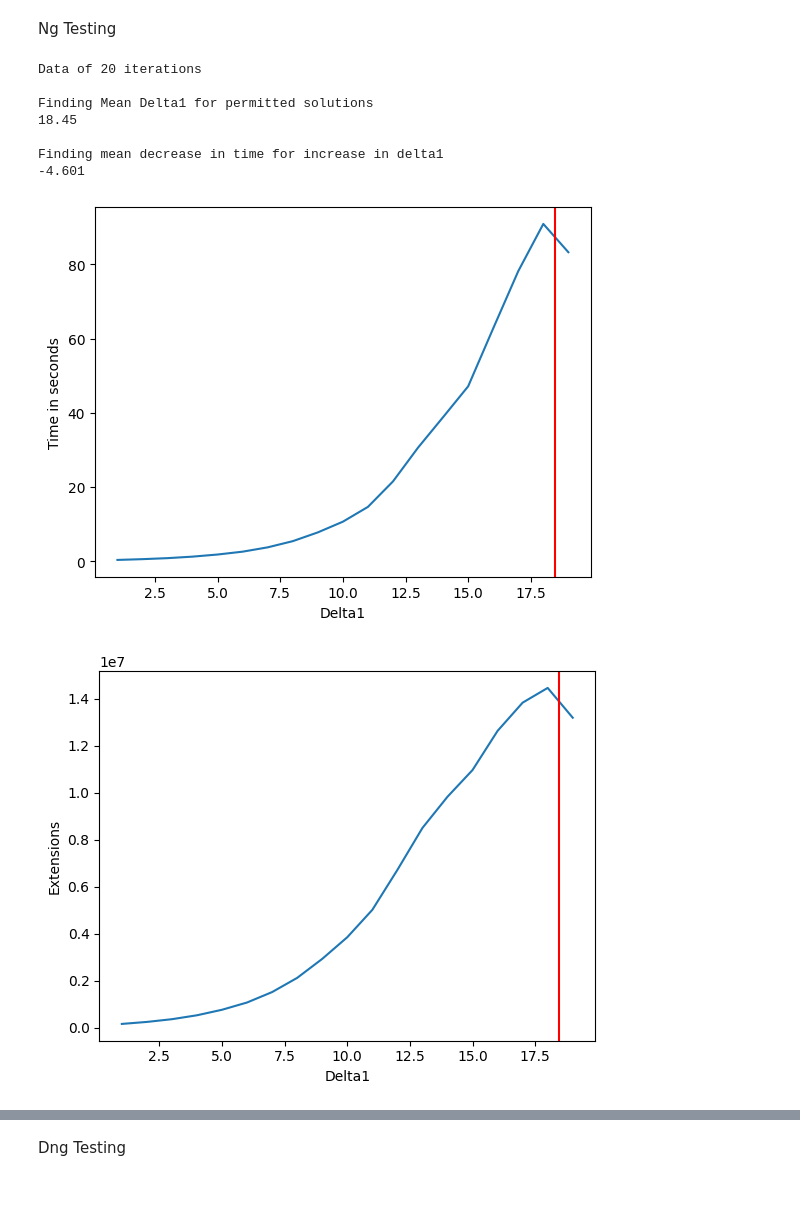
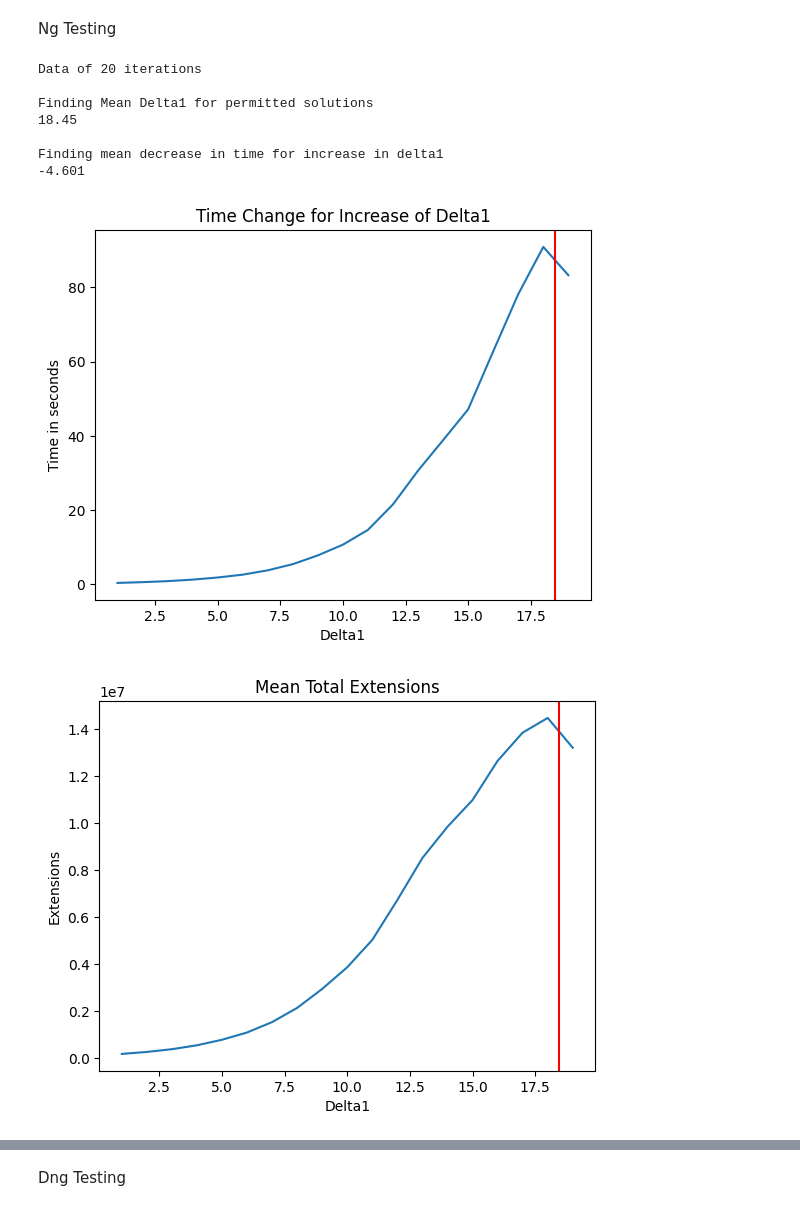
Before and after one commit to BrainDamage22/masters_thesis, a Jupyter notebook: master_thesis.ipynb, the cells around one changed output, grey strips where cells are left out. Cells and saved outputs as stored; diff of their text form; code cells hidden in the pictures.

```diff
--- a/master_thesis.ipynb
+++ b/master_thesis.ipynb
@@ -17,2 +18,4 @@ path = '/Users/lukas/Documents/Master Thesis/'
+# %%
+path = 'YOUR OUTPUT PATH HERE'
 # %%
 # Choose what the notebook should do
@@ -37,7 +39,7 @@ delta1 = 11
 delta2 = 14
 # %%
 # Testing Parameters:
-iterations_ng = 1
+iterations_ng = 10
 iterations_dng = 1
 # %%
 if os.path.isdir(path + "export"):
@@ -115,12 +109,12 @@ Ng Testing
 # %%
 # Conducting Test of Delta1 values for the Ng-Route Relaxation with the before set hyperparameters
 if conduct_ng_testing:
-    # test_delta1_for_ng_routing(path, amount, range_x, range_y, starting_node, iterations_ng, False)
+    test_delta1_for_ng_routing(path, amount, range_x, range_y, starting_node, iterations_ng, False)
     ng_test_data = read_ng_test_data(path)
 
     delta1_array = []
     for i in range(len(ng_test_data[0])):
-        delta1_array.append(i+1)
+        delta1_array.append(i + 1)
 
     elementary_delta1 = []
     for result_list in ng_test_data:
@@ -131,8 +125,8 @@ if conduct_ng_testing:
 
     time_difference = []
     for result_list in ng_test_data:
-        for i in range(0, len(result_list)-1):
-            time_difference.append(result_list[i].time - result_list[i+1].time)
+        for i in range(0, len(result_list) - 1):
+            time_difference.append(result_list[i].time - result_list[i + 1].time)
 
     time_per_delta1 = []
     cost_per_delta1 = []
@@ -209,75 +203,100 @@ if conduct_ng_testing:
     print()
 
     plt.figure(1)
-    #plt.title("Time Change for Increase of Delta1")
+    plt.title("Time Change for Increase of Delta1")
     plt.plot(delta1_array, mean_time_per_delta1)
     plt.ylabel('Time in seconds')
     plt.xlabel('Delta1')
-    plt.axvline(x = round(mean(elementary_delta1), 3), color = 'r')
+    plt.axvline(x=round(mean(elementary_delta1), 3), color='r')
     plt.show()
 
     plt.figure(2)
-    #plt.title("Mean Total Extensions")
+    plt.title("Mean Total Extensions")
     plt.plot(delta1_array, mean_ext_per_delta1)
     plt.ylabel('Extensions')
     plt.xlabel('Delta1')
-    plt.axvline(x = round(mean(elementary_delta1), 3), color = 'r')
+    plt.axvline(x=round(mean(elementary_delta1), 3), color='r')
     plt.show()
 
     plt.figure(3)
-    #plt.title("Mean Followed Extensions")
+    plt.title("Mean Followed Extensions")
     plt.plot(delta1_array, mean_followed_ext_per_delta1)
     plt.ylabel('Followed Extensions')
     plt.xlabel('Delta1')
-    plt.axvline(x = round(mean(elementary_delta1), 3), color = 'r')
+    plt.axvline(x=round(mean(elementary_delta1), 3), color='r')
     plt.show()
 
     plt.figure(4)
-    #plt.title("Blocked Mean Out of Bounds Extensions")
+    plt.title("Blocked Mean Out of Bounds Extensions")
     plt.plot(delta1_array, mean_oob_ext_per_delta1)
     plt.ylabel('Blocked Extensions')
     plt.xlabel('Delta1')
-    plt.axvline(x = round(mean(elementary_delta1), 3), color = 'r')
+    plt.axvline(x=round(mean(elementary_delta1), 3), color='r')
     plt.show()
 
     plt.figure(5)
-    #plt.title("Mean Upper Bound Blocked Extensions")
+    plt.title("Mean Upper Bound Blocked Extensions")
     plt.plot(delta1_array, mean_ub_ext_per_delta1)
     plt.ylabel('Blocked Extensions')
     plt.xlabel('Delta1')
-    plt.axvline(x = round(mean(elementary_delta1), 3), color = 'r')
+    plt.axvline(x=round(mean(elementary_delta1), 3), color='r')
     plt.show()
 
     plt.figure(6)
-    #plt.title("Mean Look Up Table Blocked Extensions")
+    plt.title("Mean Look Up Table Blocked Extensions")
     plt.plot(delta1_array, mean_lut_ext_per_delta1)
     plt.ylabel('Blocked Extensions')
     plt.xlabel('Delta1')
-    plt.axvline(x = round(mean(elementary_delta1), 3), color = 'r')
+    plt.axvline(x=round(mean(elementary_delta1), 3), color='r')
     plt.show()
 
     plt.figure(6)
-    #plt.title("Mean Look Up Table Updated Extensions")
+    plt.title("Mean Look Up Table Updated Extensions")
     plt.plot(delta1_array, mean_lut_up_per_delta1)
     plt.ylabel('Updated Extensions')
     plt.xlabel('Delta1')
-    plt.axvline(x = round(mean(elementary_delta1), 3), color = 'r')
+    plt.axvline(x=round(mean(elementary_delta1), 3), color='r')
     plt.show()
 
     plt.figure(7)
-    #plt.title("Cost Increase for Increase of Delta1")
+    plt.title("Cost Increase for Increase of Delta1")
     plt.plot(delta1_array, mean_cost_per_delta1)
     plt.ylabel('Cost of solution')
     plt.xlabel('Delta1')
-    plt.axvline(x = round(mean(elementary_delta1), 3), color = 'r')
+    plt.axvline(x=round(mean(elementary_delta1), 3), color='r')
     plt.show()
+
+    followed_percent = []
+    oob_percent = []
+    ub_percent = []
+    lut_percent = []
+    lut_up_percent = []
+    for i in range(len(delta1_array)):
+        followed_percent.append(round(mean_followed_ext_per_delta1[i]/mean_ext_per_delta1[i], 3))
+        oob_percent.append(round(mean_oob_ext_per_delta1[i]/mean_ext_per_delta1[i], 3))
+        ub_percent.append(round(mean_ub_ext_per_delta1[i]/mean_ext_per_delta1[i], 3))
+        lut_percent.append(round(mean_lut_ext_per_delta1[i]/mean_ext_per_delta1[i], 3))
+        lut_up_percent.append(round(mean_lut_up_per_delta1[i]/mean_ext_per_delta1[i], 3))
+
+    plt.figure(18)
+    plt.title("Percentage of Extensions per Delta1")
+    plt.plot(delta1_array, followed_percent, label='Followed Extensions')
+    plt.plot(delta1_array, oob_percent, label='Out of Bounds Extensions')
+    plt.plot(delta1_array, ub_percent, label='Upper Bound Extensions')
+    plt.plot(delta1_array, lut_percent, label='Look Up Table Blocked Extensions')
+    plt.plot(delta1_array, lut_up_percent, label='Look Up Table Updated Extensions')
+    plt.ylabel('Percentage of Extensions')
+    plt.xlabel('delta1')
+    plt.legend(loc='upper center', bbox_to_anchor=(0.5, -0.05),
+          fancybox=True, shadow=True, ncol=2)
+    plt.show()
 # %% [output]
 Data of 20 iterations
 
 Finding Mean Delta1 for permitted solutions
 18.45
 
 Finding mean decrease in time for increase in delta1
 -4.601
-[figure, old version]
+[figure, new version]
-[figure, old version]
+[figure, new version]
```
Also changed, not shown: parts of 11 cells of this notebook, 3 other files.
